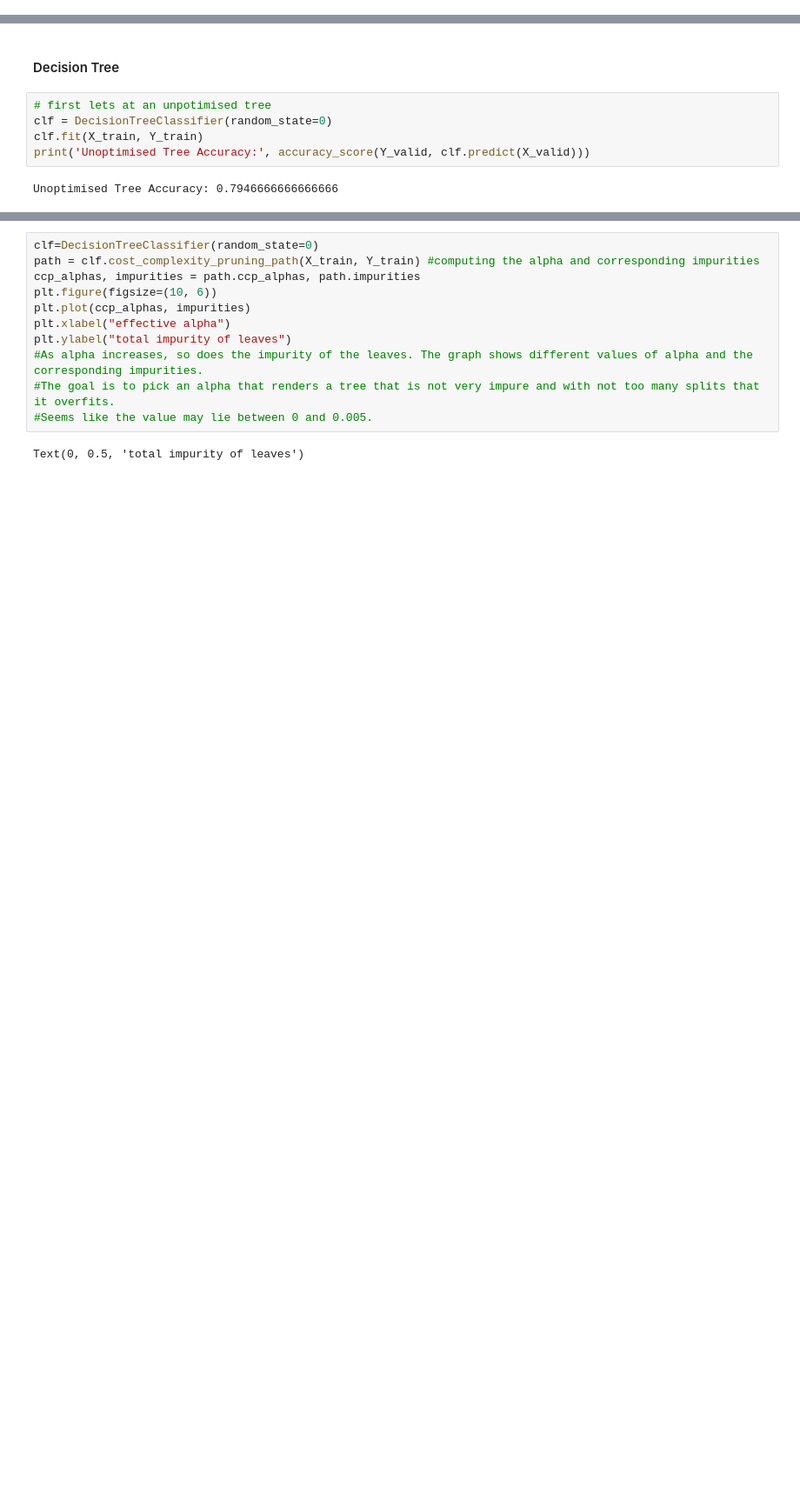
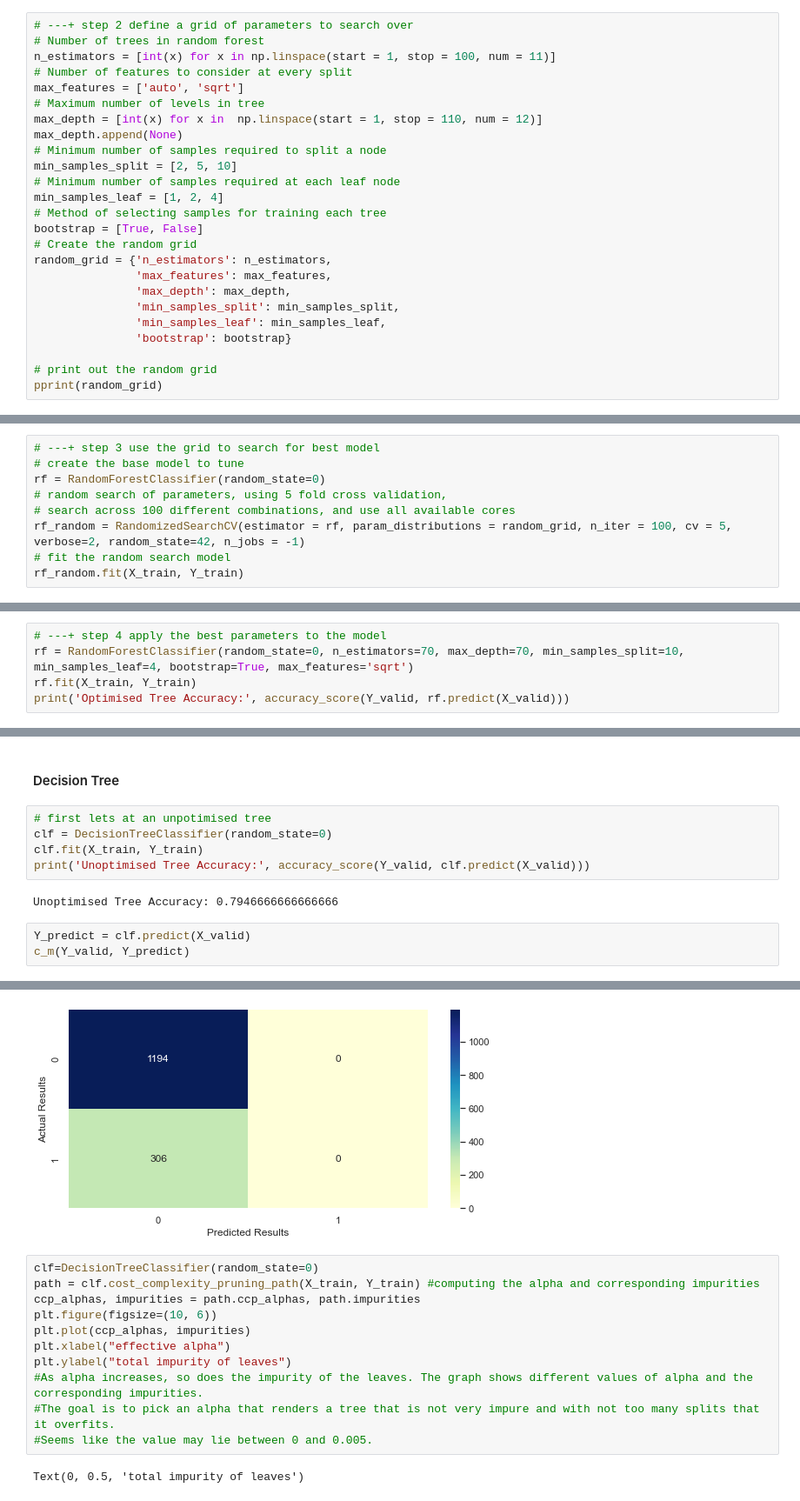
Before and after one commit to AML-final-course-project/SMM284, a Jupyter notebook: customer_churn.ipynb, the cells around one changed output, grey strips where cells are left out. Shown: that part at 87% size. Drawn from its saved outputs; the diff is of its cells as text; blank space fills up the shorter version.

```diff
--- a/customer_churn.ipynb
+++ b/customer_churn.ipynb
@@ -522,0 +538,25 @@ Gradient Boosting Classifier: George
+# %%
+# ---+ step 2 define a grid of parameters to search over
+# Number of trees in random forest
+n_estimators = [int(x) for x in np.linspace(start = 1, stop = 100, num = 11)]
+# Number of features to consider at every split
+max_features = ['auto', 'sqrt']
+# Maximum number of levels in tree
+max_depth = [int(x) for x in  np.linspace(start = 1, stop = 110, num = 12)]
+max_depth.append(None)
+# Minimum number of samples required to split a node
+min_samples_split = [2, 5, 10]
+# Minimum number of samples required at each leaf node
+min_samples_leaf = [1, 2, 4]
+# Method of selecting samples for training each tree
+bootstrap = [True, False]
+# Create the random grid
+random_grid = {'n_estimators': n_estimators,
+               'max_features': max_features,
+               'max_depth': max_depth,
+               'min_samples_split': min_samples_split,
+               'min_samples_leaf': min_samples_leaf,
+               'bootstrap': bootstrap}
+
+# print out the random grid
+pprint(random_grid)
@@ -522,0 +565,9 @@ Gradient Boosting Classifier: George
+# %%
+# ---+ step 3 use the grid to search for best model
+# create the base model to tune
+rf = RandomForestClassifier(random_state=0)
+# random search of parameters, using 5 fold cross validation,
+# search across 100 different combinations, and use all available cores
+rf_random = RandomizedSearchCV(estimator = rf, param_distributions = random_grid, n_iter = 100, cv = 5, verbose=2, random_state=42, n_jobs = -1)
+# fit the random search model
+rf_random.fit(X_train, Y_train)
@@ -522,0 +577,5 @@ Gradient Boosting Classifier: George
+# %%
+# ---+ step 4 apply the best parameters to the model
+rf = RandomForestClassifier(random_state=0, n_estimators=70, max_depth=70, min_samples_split=10, min_samples_leaf=4, bootstrap=True, max_features='sqrt')
+rf.fit(X_train, Y_train)
+print('Optimised Tree Accuracy:', accuracy_score(Y_valid, rf.predict(X_valid)))
@@ -529,3 +740,7 @@ clf.fit(X_train, Y_train)
 print('Unoptimised Tree Accuracy:', accuracy_score(Y_valid, clf.predict(X_valid)))
 # %% [output]
 Unoptimised Tree Accuracy: 0.7946666666666666
+# %%
+Y_predict = clf.predict(X_valid)
+c_m(Y_valid, Y_predict)
+# %% [output]
@@ -532,3 +751,4 @@ Unoptimised Tree Accuracy: 0.7946666666666666
+[figure, added]
 # %%
 clf=DecisionTreeClassifier(random_state=0)
 path = clf.cost_complexity_pruning_path(X_train, Y_train) #computing the alpha and corresponding impurities
```
Also changed, not shown: parts of 54 cells of this notebook.
